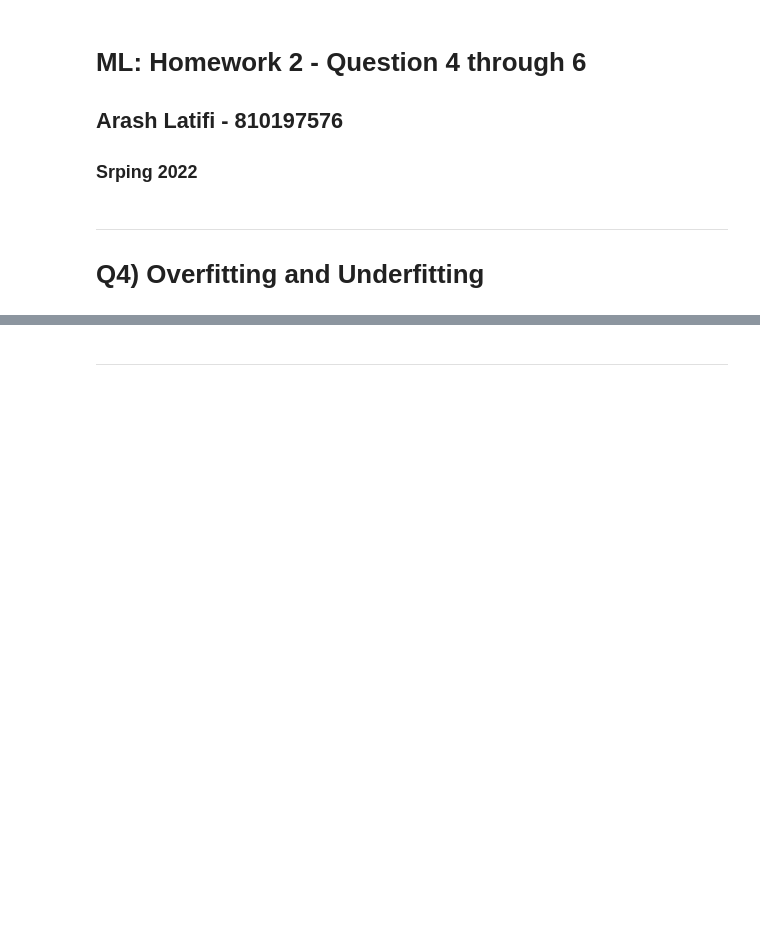
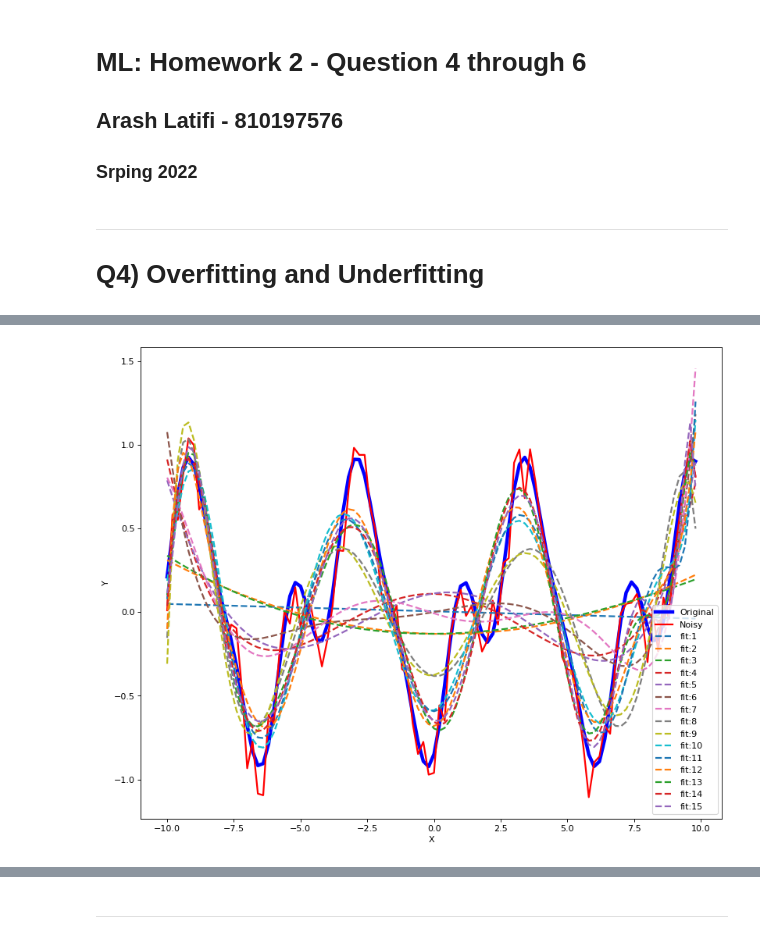
Before and after one commit to Arashlf/UT_ML_Course, a Jupyter notebook: Homework2/Q4-6.ipynb, the cells around one changed output, grey strips where cells are left out. Drawn from its saved outputs; the diff is of its cells as text; code cells hidden in the pictures; blank space fills up the shorter version.

```diff
--- a/Homework2/Q4-6.ipynb
+++ b/Homework2/Q4-6.ipynb
@@ -11,0 +32,22 @@ Q4
+# %%
+yt1 = []
+yt2 = []
+mse1 = []
+mse2 = []
+for i in range(15):
+    yt1.append(np.poly1d(np.polyfit(x, y1, i+1))(x))
+    mse1.append((np.square(y - yt1[i])).mean())
+    yt2.append(np.poly1d(np.polyfit(x, y2, i+1))(x))
+    mse2.append((np.square(y - yt2[i])).mean())
+# %%
+plt.figure(figsize=(12, 10), dpi=80)
+plt.plot(x, y, linewidth = 4, label = "Original", color = 'blue')
+plt.plot(x, y1, linewidth = 2, label = "Noisy", color = 'red')
+for i in range(15):
+    plt.plot(x, yt1[i], linestyle = 'dashed', linewidth = 2, label = "fit:"+str(i+1))
+plt.xlabel('X')
+plt.ylabel('Y')
+plt.legend(loc ="lower right")
+plt.show()
+# %% [output]
+[figure, added]
```
Also changed, not shown: parts of 13 cells of this notebook.
